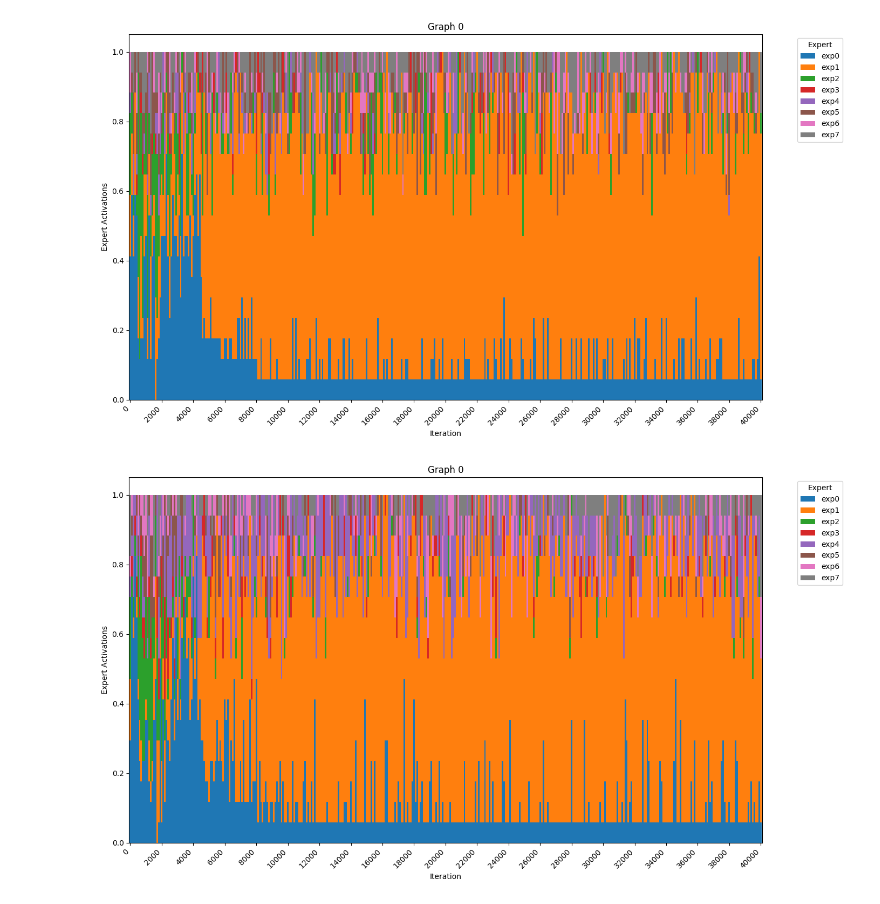
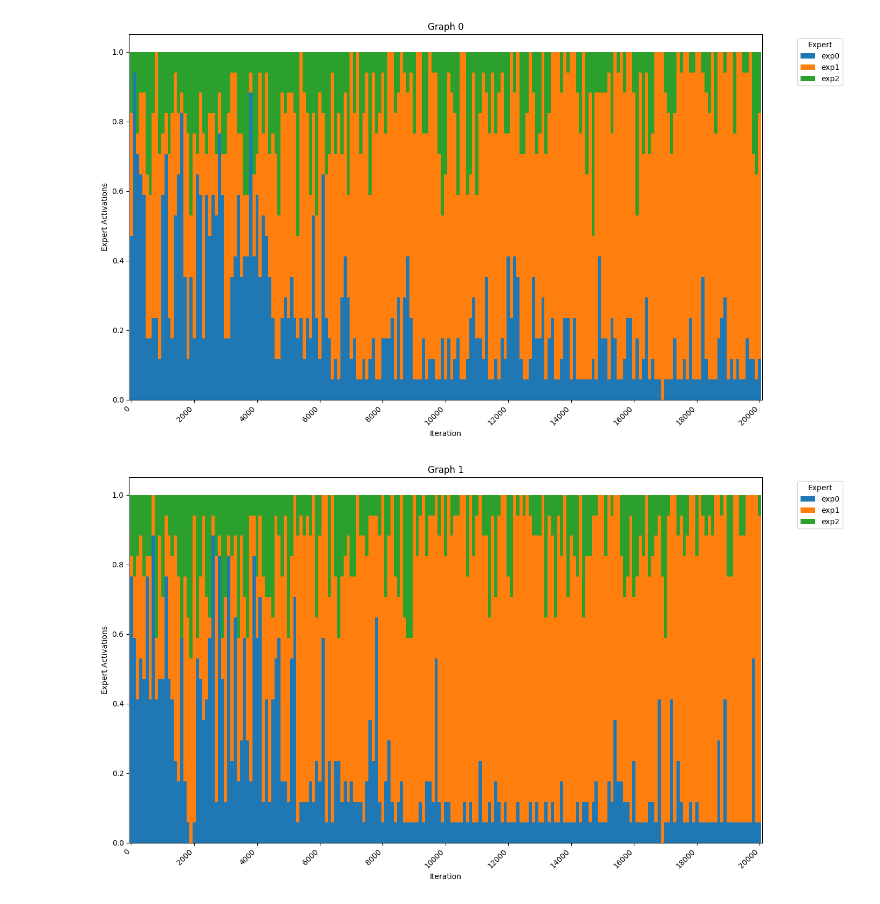
Before and after one commit to mikailkhona/MoE_Interpretability, a Jupyter notebook: analysis.ipynb, the cells around one changed output. Drawn from its saved outputs; the diff is of its cells as text; code cells hidden in the pictures.

```diff
--- a/analysis.ipynb
+++ b/analysis.ipynb
@@ -4,8 +4,11 @@ import pandas as pd
 import matplotlib.pyplot as plt
 import pickle
 # %%
-with open('output/expert_load.pkl', 'rb') as f:
+with open('output/k3_small_expert_load.pkl', 'rb') as f:
     expert_load = pickle.load(f)
+
+num_experts = 3
+num_graphs = 3
 # %%
 # Total load
 df = expert_load['total']
@@ -29,42 +32,42 @@ plt.show()
 # %%
 # Graph 0
-df = expert_load[0]
+df0 = expert_load[0]
 
 fig, ax = plt.subplots(figsize=(14, 8))
-df.plot(kind='bar', stacked=True, ax=ax, width=1.0, edgecolor='none')
+df0.plot(kind='bar', stacked=True, ax=ax, width=1.0, edgecolor='none')
 
 # Customize the plot
 ax.set_xlabel('Iteration')
 ax.set_ylabel('Expert Activations')
 ax.set_title('Graph 0')
 plt.legend(title='Expert', bbox_to_anchor=(1.05, 1), loc='upper left')
-ax.set_xticks(range(0, len(df), 20))  # Show only every 20th tick
-ax.set_xticklabels(df.index[::20], rotation=45, ha='right')
+ax.set_xticks(range(0, len(df0), 20))  # Show only every 20th tick
+ax.set_xticklabels(df0.index[::20], rotation=45, ha='right')
 
 # Show the plot
 plt.tight_layout()
 plt.show()
 # %% [output]
-[figure, old version]
+[figure, new version]
 # %%
 # Graph 1
-df = expert_load[1]
+df1 = expert_load[1]
 
 fig, ax = plt.subplots(figsize=(14, 8))
-df.plot(kind='bar', stacked=True, ax=ax, width=1.0, edgecolor='none')
+df1.plot(kind='bar', stacked=True, ax=ax, width=1.0, edgecolor='none')
 
 # Customize the plot
 ax.set_xlabel('Iteration')
 ax.set_ylabel('Expert Activations')
-ax.set_title('Graph 0')
+ax.set_title('Graph 1')
 plt.legend(title='Expert', bbox_to_anchor=(1.05, 1), loc='upper left')
-ax.set_xticks(range(0, len(df), 20))  # Show only every 20th tick
-ax.set_xticklabels(df.index[::20], rotation=45, ha='right')
+ax.set_xticks(range(0, len(df1), 20))  # Show only every 20th tick
+ax.set_xticklabels(df1.index[::20], rotation=45, ha='right')
 
 # Show the plot
 plt.tight_layout()
 plt.show()
 # %% [output]
-[figure, old version]
+[figure, new version]
 # %%
 # Graph 2
```
Also changed, not shown: parts of 6 cells of this notebook, 6 other files.
